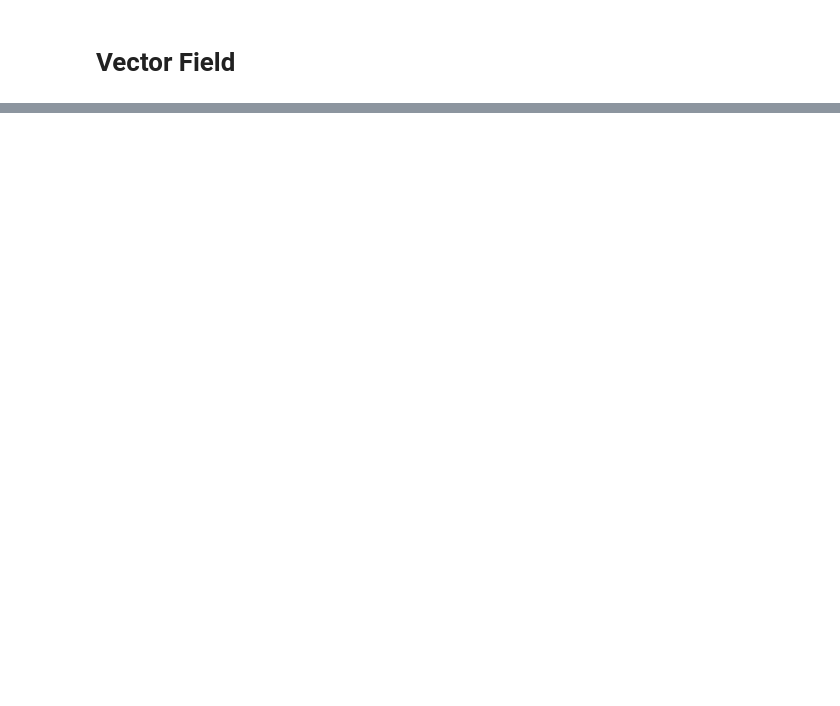
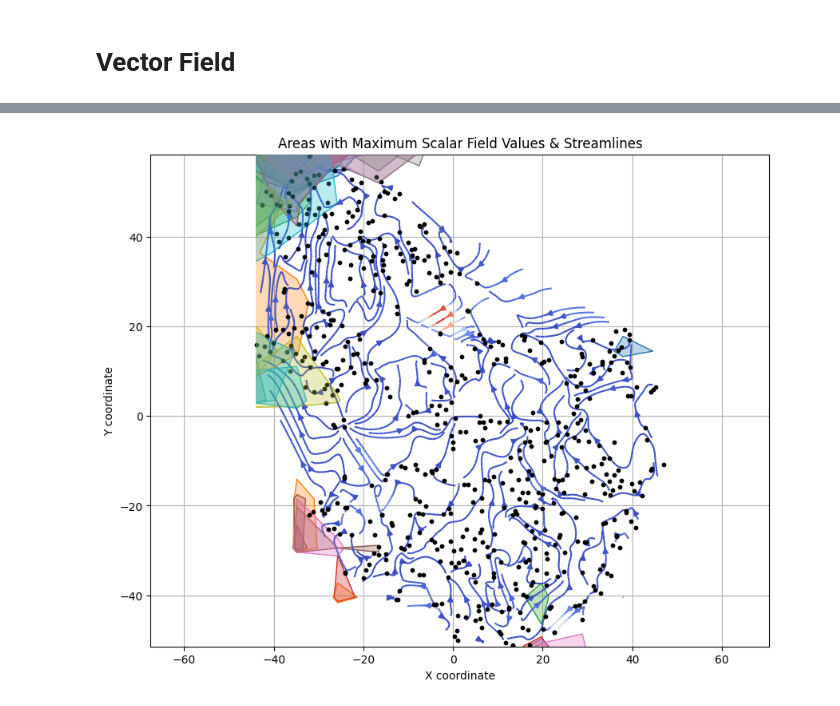
Before and after one commit to jiahaoxu14/FeatureWind, a Jupyter notebook: featurewind.ipynb, the cells around one changed output, grey strips where cells are left out. Cells and saved outputs as stored; diff of their text form; code cells hidden in the pictures; blank space fills up the shorter version.

```diff
--- a/featurewind.ipynb
+++ b/featurewind.ipynb
@@ -115,0 +181,58 @@ plt.show()
+# %%
+import matplotlib.pyplot as plt
+import numpy as np
+from scipy.interpolate import griddata
+
+# === Reconstruct scalar fields for all features and plot high-value areas ===
+
+feature_count = len(Col_labels)
+colors = plt.cm.tab10(np.linspace(0, 1, feature_count))  # Discrete colors for each feature
+
+fig, ax = plt.subplots(figsize=(10, 8))
+
+for feature_idx in range(feature_count):
+    # Reconstruct the scalar field for the current feature
+    f_grid, X_grid, Y_grid, contour_levels = ScalarField.reconstruct_scalar_field(points, grid_size=10, feature_index=feature_idx)
+
+    # Define threshold near the maximum value
+    max_val = np.nanmax(f_grid)
+    min_val = np.nanmin(f_grid)
+    tolerance = 0.05 * (max_val - min_val)  # adjust tolerance as desired
+    threshold = max_val - tolerance
+
+    # Plot filled contour for regions with high values for the current feature
+    ax.contourf(X_grid, Y_grid, f_grid, levels=[threshold, max_val], colors=[colors[feature_idx]], alpha=0.3, zorder=feature_idx)
+
+    # Optionally display contour lines for the maximum region
+    ax.contour(X_grid, Y_grid, f_grid, levels=[threshold, max_val], colors=[colors[feature_idx]], linewidths=1)
+
+# Plot the underlying point positions for reference
+positions = np.array([point.position for point in points if point.valid])
+ax.scatter(positions[:, 0], positions[:, 1], c='black', s=10, zorder=20)
+
+# === Compute streamlines and overlay on the same figure ===
+
+# Assemble gradient vectors for the chosen index (cell 7 used vector_index = 2)
+vector_index = 2
+gradient_list = [point.gradient_vectors[vector_index] for point in points if point.valid]
+gradient_list = np.array(gradient_list)
+
+# Define uniform grid (choose appropriate limits; here using -80 to 80 as before)
+grid_x, grid_y = np.meshgrid(np.linspace(-80, 80, 500), np.linspace(-80, 80, 500))
+
+# Interpolate the gradient vectors onto the uniform grid
+grid_gx = griddata((positions[:, 0], positions[:, 1]), gradient_list[:, 0], (grid_x, grid_y), method='cubic')
+grid_gy = griddata((positions[:, 0], positions[:, 1]), gradient_list[:, 1], (grid_x, grid_y), method='cubic')
+
+# Overlay streamlines
+strm = ax.streamplot(grid_x, grid_y, grid_gx, grid_gy, density=5, color=np.hypot(grid_gx, grid_gy),
+                     cmap='coolwarm', zorder=10)
+
+ax.set_title('Areas with Maximum Scalar Field Values & Streamlines')
+ax.set_xlabel('X coordinate')
+ax.set_ylabel('Y coordinate')
+ax.axis('equal')
+plt.grid(True)
+plt.show()
+# %% [output]
+[figure, added]
```
Also changed, not shown: parts of 7 cells of this notebook.
